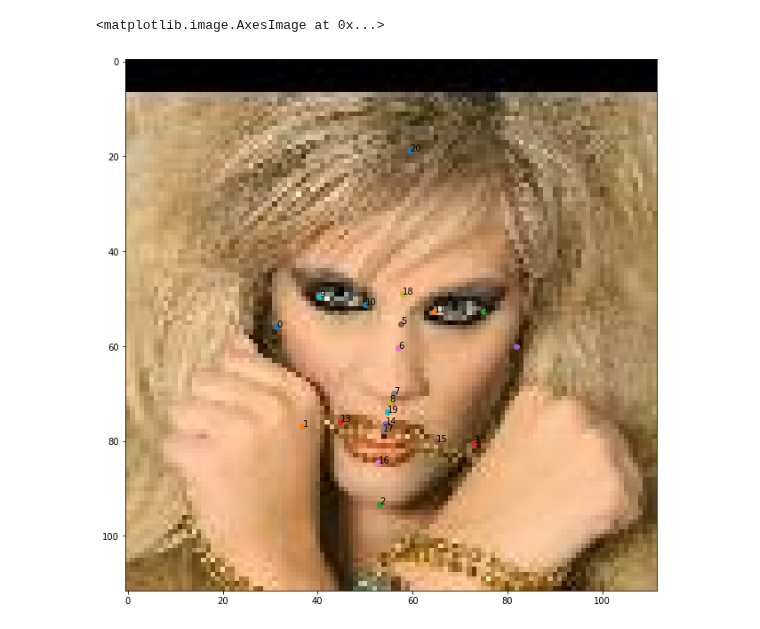
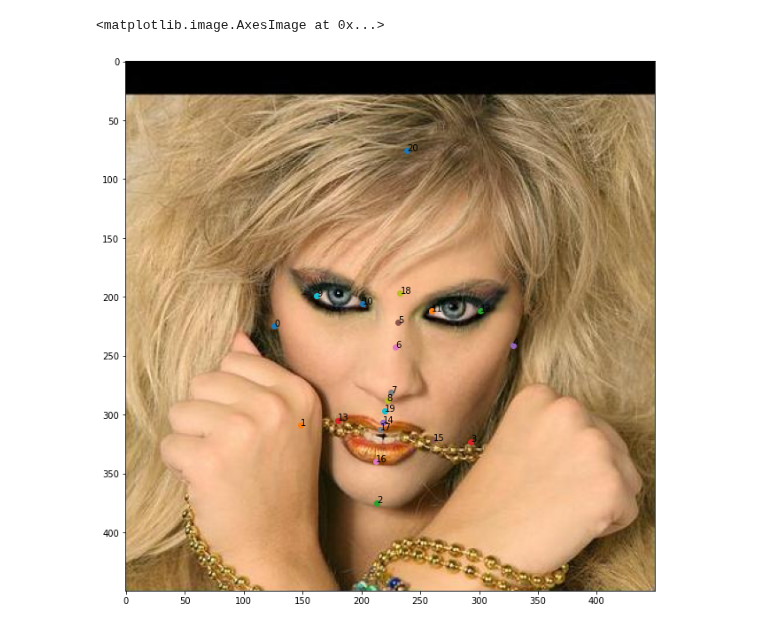
Before and after one commit to Minhan-Bae/FLD-scratch, a Jupyter notebook: find_index.ipynb, the cells around one changed output. Drawn from its saved outputs; the diff is of its cells as text; code cells hidden in the pictures.

```diff
--- a/find_index.ipynb
+++ b/find_index.ipynb
@@ -4,5 +4,4 @@ import matplotlib.pyplot as plt
 
 from PIL import Image
 # %%
-aflw_path = pd.read_csv("/home/ubuntu/workspace/FLD-scratch/src/data/valid_df_aflw.csv",header=None).values.tolist()
-kface_path= pd.read_csv("/home/ubuntu/workspace/FLD-scratch/src/data/valid_df_kface.csv",header=None).values.tolist()
+data_path = pd.read_csv("/home/ubuntu/workspace/FLD-scratch/src/data/valid_df.csv",header=None).values.tolist()
@@ -16,12 +8,21 @@ kface_image = Image.open(kface_data[1])
+# %%
+idx = 10
+data = data_path[0]
+
+image = Image.open(data[2])
+crop_img = image.crop((data[3]-100,
+                       data[4]-100,
+                       data[5]+100,
+                       data[6]+100))
 # %%
 plt.figure(figsize=(11,11))
-for i, landmark in enumerate(aflw_data[2:]):
+for i, landmark in enumerate(data[10:]):
     if i <21:
         x,y = eval(landmark[1:-1])
         plt.scatter(x,y)
         plt.annotate(i, (x,y))
 
-plt.imshow(aflw_image)
+plt.imshow(crop_img)
 # %% [output]
 <matplotlib.image.AxesImage at 0x...>
-[figure, old version]
+[figure, new version]
```
Also changed, not shown: parts of 2 cells of this notebook, 10 other files.
